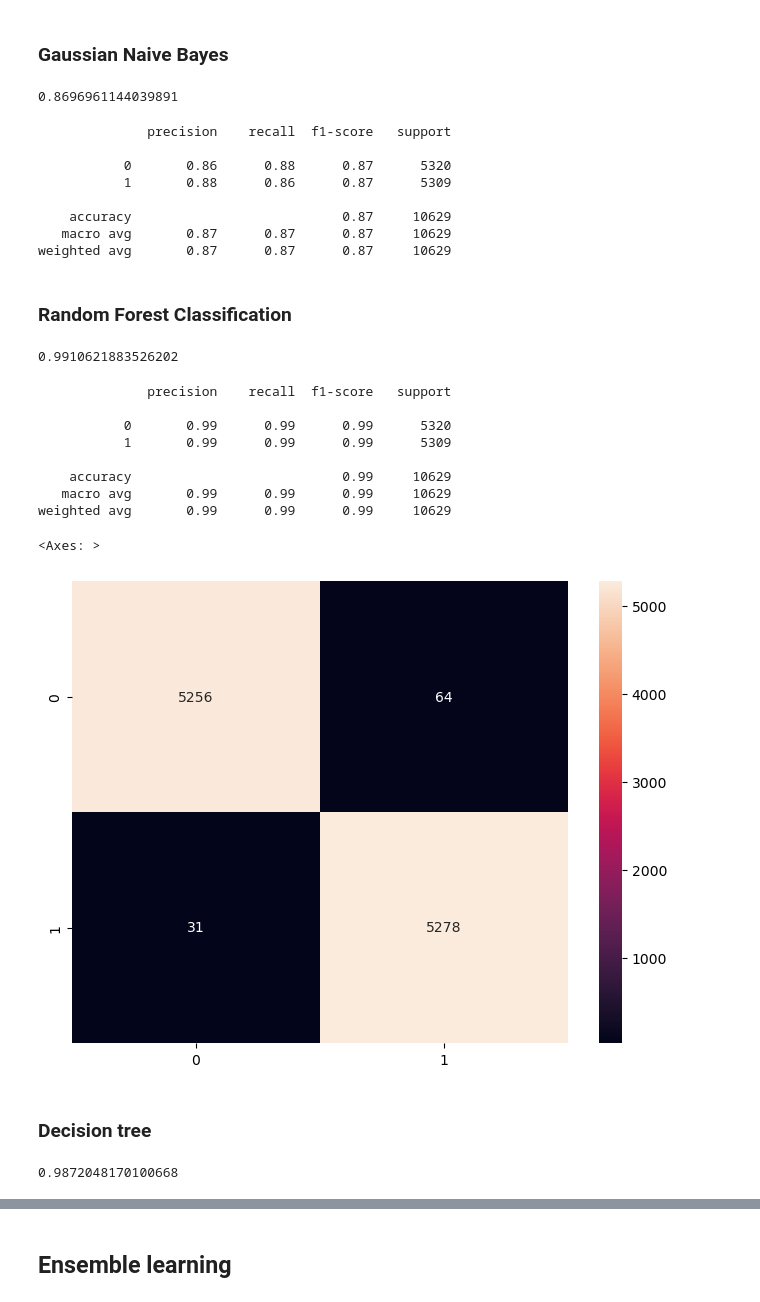
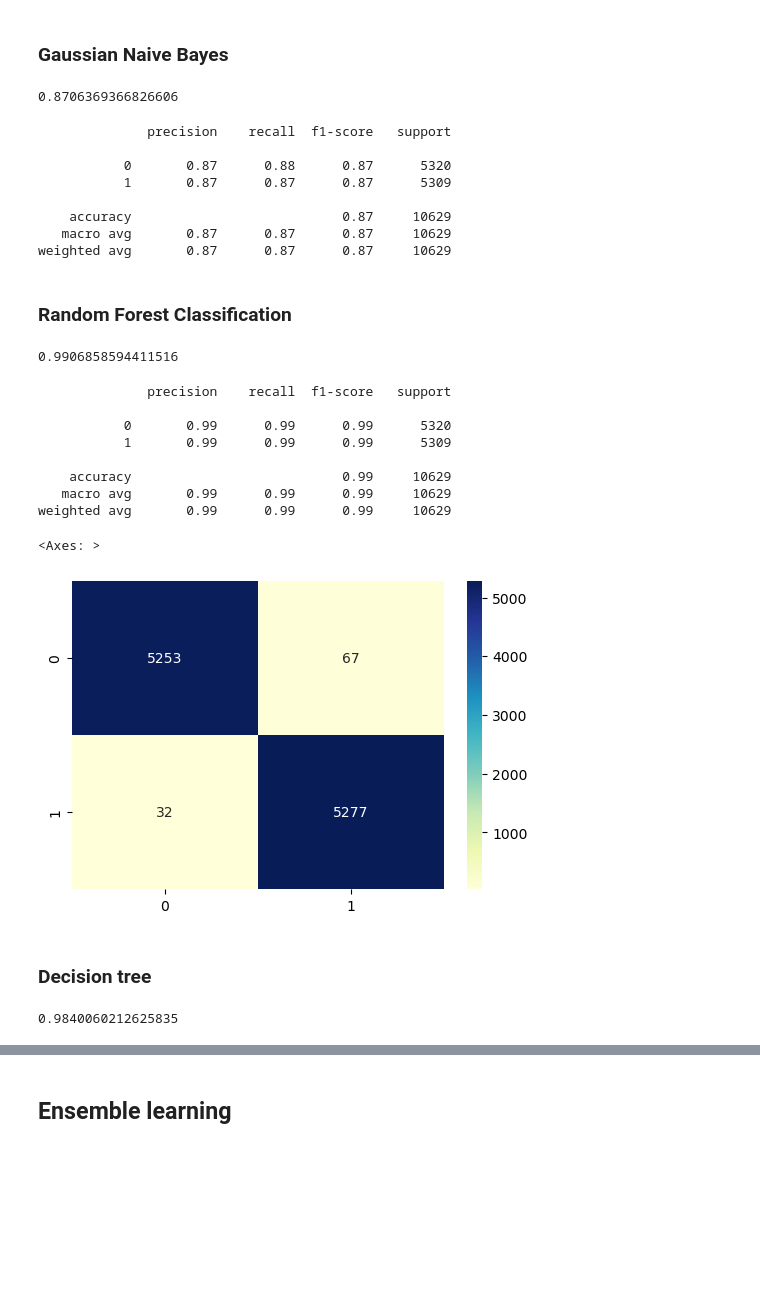
Before and after one commit to TaliaSeada/macro_competition, a Jupyter notebook: macro_competition.ipynb, the cells around one changed output, grey strips where cells are left out. Cells and saved outputs as stored; diff of their text form; code cells hidden in the pictures; blank space fills up the shorter version.

```diff
--- a/macro_competition.ipynb
+++ b/macro_competition.ipynb
@@ -314,14 +298,11 @@ Name: count, dtype: int64
 # %%
 # basic obfuscation or not (use de-obfuscation methods if yes)
 obfuscation_indicators = [
-    'Chr(', 'Asc(', 'Hex(', 'Base64Decode(', 'Eval(', 'Execute(', 'Base64Decode(',
-    'Environ(', 'CreateObject(', 'Shell(', 'WScript.Shell', 'GetObject(',
-    'CreateObject("Scripting.FileSystemObject").GetFile(', 'SetAttribute(',
-    'MSXML2.ServerXMLHTTP', 'CreateObject("MSXML2.XMLHTTP")', 'ADODB.Stream',
-    'CreateObject("ADODB.Stream")', 'Stream.Write', 'Stream.Position',
-    'Randomize', 'RND(', 'Randomize Timer', 'Replace(', 'Mid(', 'Left(', 'Right('
+    'Chr(', 'Hex(', 'Execute(', 'Base64Decode(',
+    'Environ(', 'Shell(', 'WScript.Shell', 'GetFile(', 'MSXML2.ServerXMLHTTP',
+    'CreateObject("MSXML2.XMLHTTP")', 'CreateObject("ADODB.Stream")',
+    'Randomize', 'Replace('
 ]
-# obfuscation_indicators = ['Chr(', 'Asc(', 'Hex(', 'Base64Decode(', 'Eval(', 'Execute('] # weaker
 
 # Define a function to check for the presence of obfuscation indicators
 def is_obfuscated(code):
@@ -622,7 +557,8 @@ top 9 features that were selected are: </br>
 # %%
 coloumns = ['label', 'code_length', 'num_lines', 'avg_chars_per_line', 'num_loops',
-       'has_error_handling', 'has_url_or_ip', 'is_obfuscated', 'num_string_literals',
-        'has_information_disclosure', 'num_numeric_literals']
+        'has_error_handling', 'has_url_or_ip', 'is_obfuscated', 'num_string_literals',
+        'has_information_disclosure', 'num_numeric_literals', 'num_exclamation_marks',
+        'num_functions']
 train = train_df[coloumns]
 train
 # %% [output]
@@ -651,6 +587,8 @@ def set_data(df):
     df['num_string_literals'] = df.apply(lambda row: len(re.findall(r'"([^"]*)"', row['vba_code'])) / row['code_length'] if row['code_length'] > 0 else 0, axis=1)
     df['has_information_disclosure'] = df['vba_code'].apply(has_information_disclosure)
     df['num_numeric_literals'] = df.apply(lambda row: len(re.findall(r'\b\d+\b', row['vba_code'])) / row['code_length'] if row['code_length'] > 0 else 0, axis=1)
+    df['num_exclamation_marks'] = df.apply(lambda row: row['vba_code'].count('!') / row['code_length'] if row['code_length'] > 0 else 0, axis=1)
+    df['num_functions'] = df.apply(lambda row: (row['vba_code'].count('Sub ') + row['vba_code'].count('Function ')) / row['code_length'] if row['code_length'] > 0 else 0, axis=1)
 
     df = df.drop('vba_code', axis=1)
     return df
@@ -778,15 +703,15 @@ gnb.fit(X_train, y_train)
 gnb_pred = gnb.predict(X_val)
 print(metrics.accuracy_score(y_val, gnb_pred))
 # %% [output]
-0.8696961144039891
+0.8706369366826606
 # %%
 report = classification_report(y_val, gnb_pred)
 print(report)
 # %% [output]
               precision    recall  f1-score   support
 
-           0       0.86      0.88      0.87      5320
-           1       0.88      0.86      0.87      5309
+           0       0.87      0.88      0.87      5320
+           1       0.87      0.87      0.87      5309
 
     accuracy                           0.87     10629
    macro avg       0.87      0.87      0.87     10629
@@ -795,12 +720,12 @@ weighted avg       0.87      0.87      0.87     10629
 ### Random Forest Classification
 # %%
 from sklearn.ensemble import RandomForestClassifier
-rfc = RandomForestClassifier(n_estimators=1000, random_state=0, max_features=8)
+rfc = RandomForestClassifier(n_estimators=1500, random_state=0, max_features=8)
 rfc.fit(X_train, y_train)
 rfc_pred = rfc.predict(X_val)
 print(metrics.accuracy_score(y_val, rfc_pred))
 # %% [output]
-0.9910621883526202
+0.9906858594411516
 # %%
 report = classification_report(y_val, rfc_pred)
 print(report)
@@ -815,11 +740,11 @@ print(report)
 weighted avg       0.99      0.99      0.99     10629
 # %%
 con_mat = confusion_matrix(y_val, rfc_pred)
-f, ax = plt.subplots(figsize=(8, 6))
-sns.heatmap(con_mat, annot=True, fmt='g')
+f, ax = plt.subplots(figsize=(6, 4))
+sns.heatmap(con_mat, annot=True, fmt='g',cmap="YlGnBu")
 # %% [output]
 <Axes: >
-[figure, old version]
+[figure, new version]
 # %% [markdown]
 ### Decision tree
 # %%
@@ -829,7 +754,7 @@ dtc.fit(X_train, y_train)
 dtc_pred = dtc.predict(X_val)
 print(metrics.accuracy_score(y_val, dtc_pred))
 # %% [output]
-0.9872048170100668
+0.9840060212625835
 # %%
 report = classification_report(y_val, dtc_pred)
 print(report)
```
Also changed, not shown: parts of 42 cells of this notebook.
